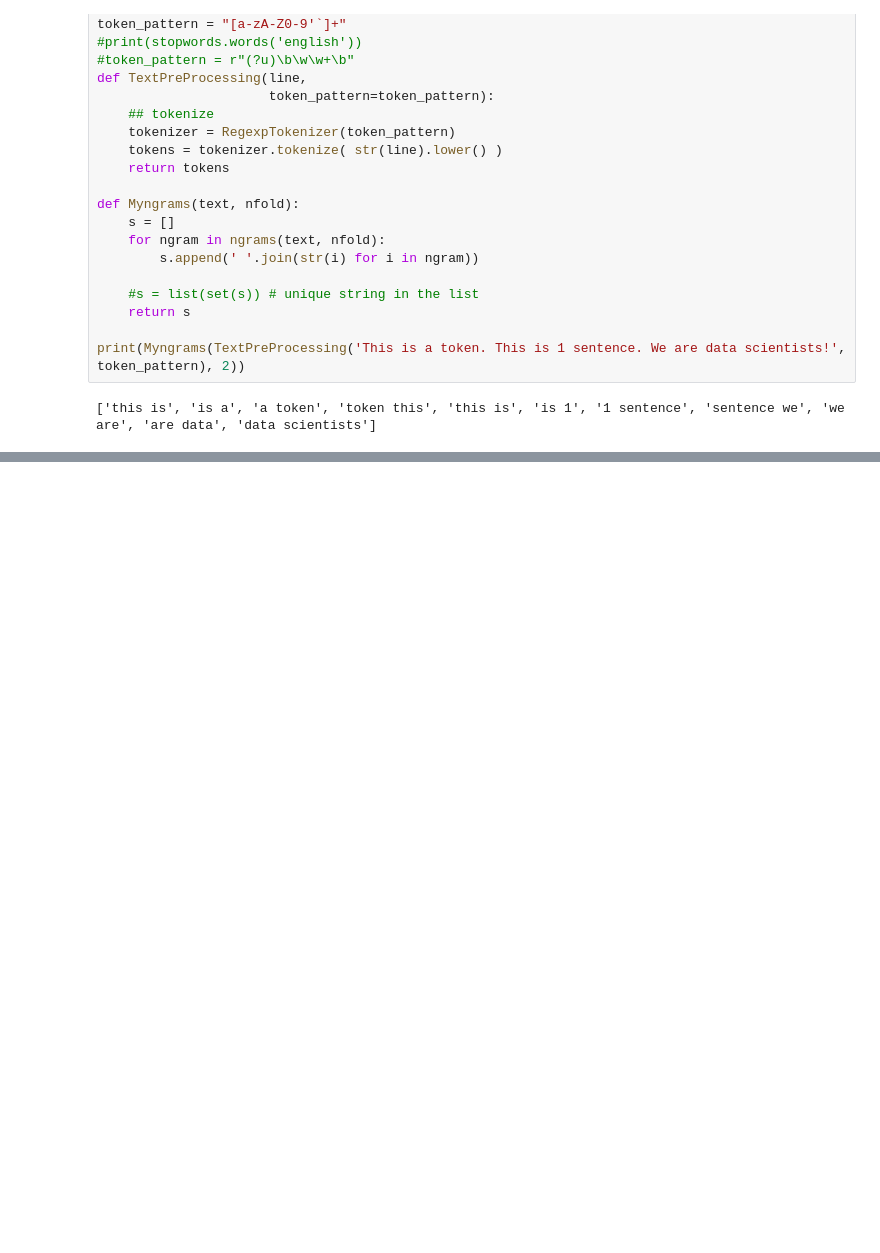
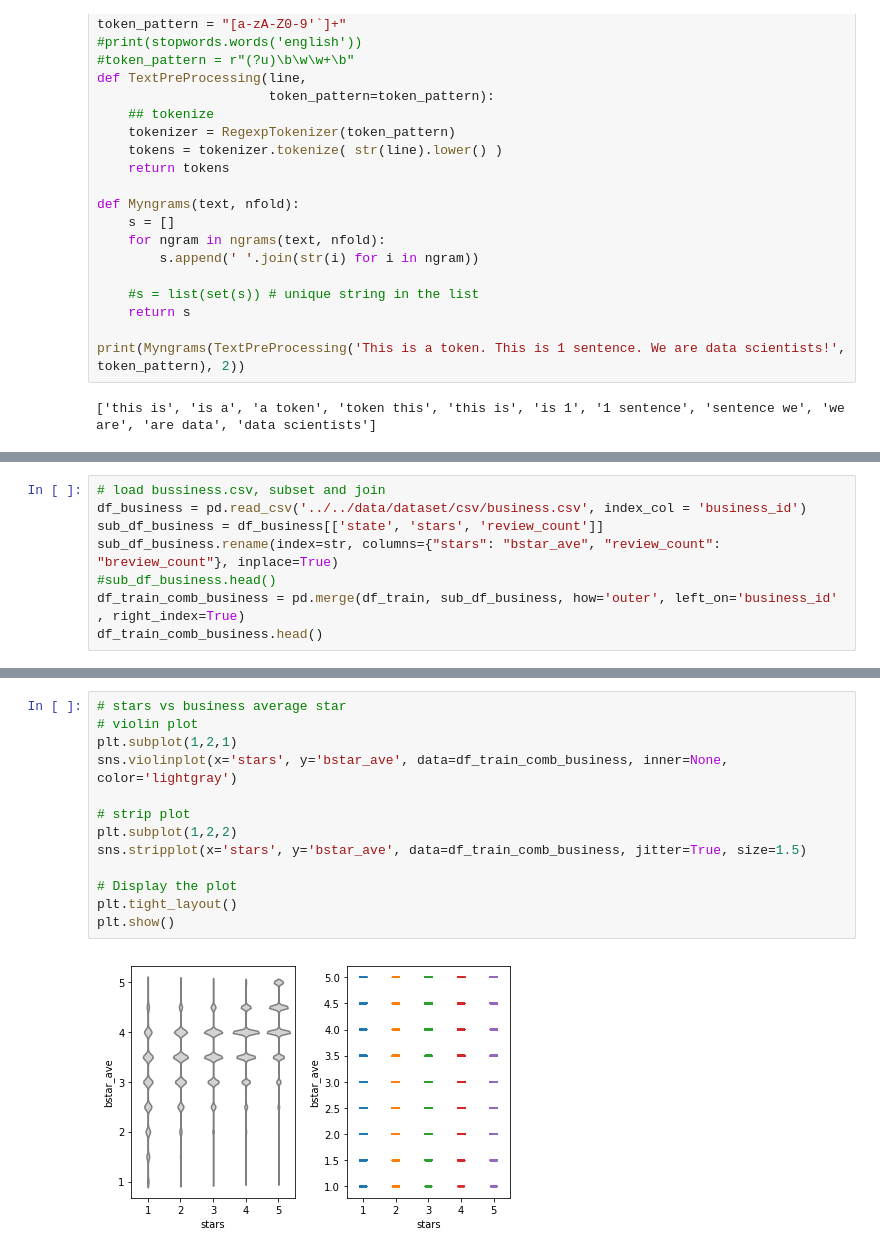
Before and after one commit to weihuacern/YelpDatasetChallenge, a Jupyter notebook: NoteBooks/TextFeatureExplore.ipynb, the cells around one changed output, grey strips where cells are left out. Saved outputs shown, nothing was run; the diff lists cells and outputs as text; blank space fills up the shorter version.

```diff
--- a/NoteBooks/TextFeatureExplore.ipynb
+++ b/NoteBooks/TextFeatureExplore.ipynb
@@ -169,0 +170,8 @@ plt.show()
+# %%
+# load bussiness.csv, subset and join
+df_business = pd.read_csv('../../data/dataset/csv/business.csv', index_col = 'business_id')
+sub_df_business = df_business[['state', 'stars', 'review_count']]
+sub_df_business.rename(index=str, columns={"stars": "bstar_ave", "review_count": "breview_count"}, inplace=True)
+#sub_df_business.head()
+df_train_comb_business = pd.merge(df_train, sub_df_business, how='outer', left_on='business_id' , right_index=True)
+df_train_comb_business.head()
@@ -169,0 +186,15 @@ plt.show()
+# %%
+# stars vs business average star
+# violin plot
+plt.subplot(1,2,1)
+sns.violinplot(x='stars', y='bstar_ave', data=df_train_comb_business, inner=None, color='lightgray')
+
+# strip plot
+plt.subplot(1,2,2)
+sns.stripplot(x='stars', y='bstar_ave', data=df_train_comb_business, jitter=True, size=1.5)
+
+# Display the plot
+plt.tight_layout()
+plt.show()
+# %% [output]
+[figure, added]
```
Also changed, not shown: parts of 10 cells of this notebook, 1 other file.
